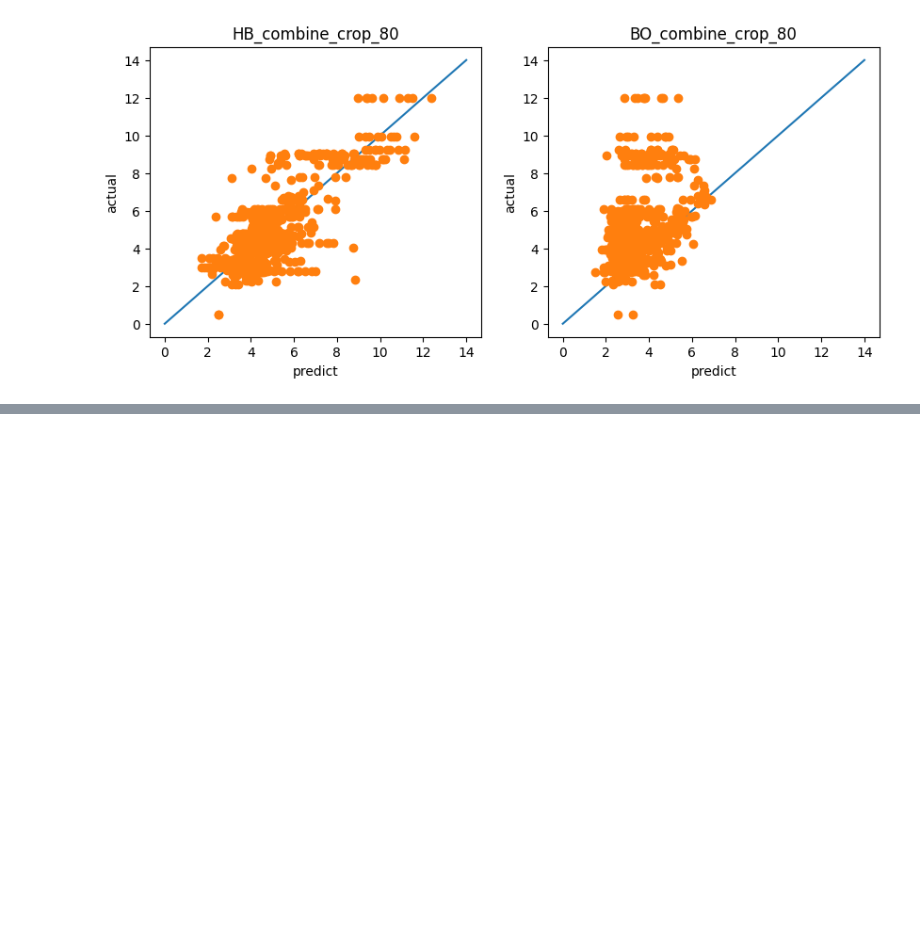
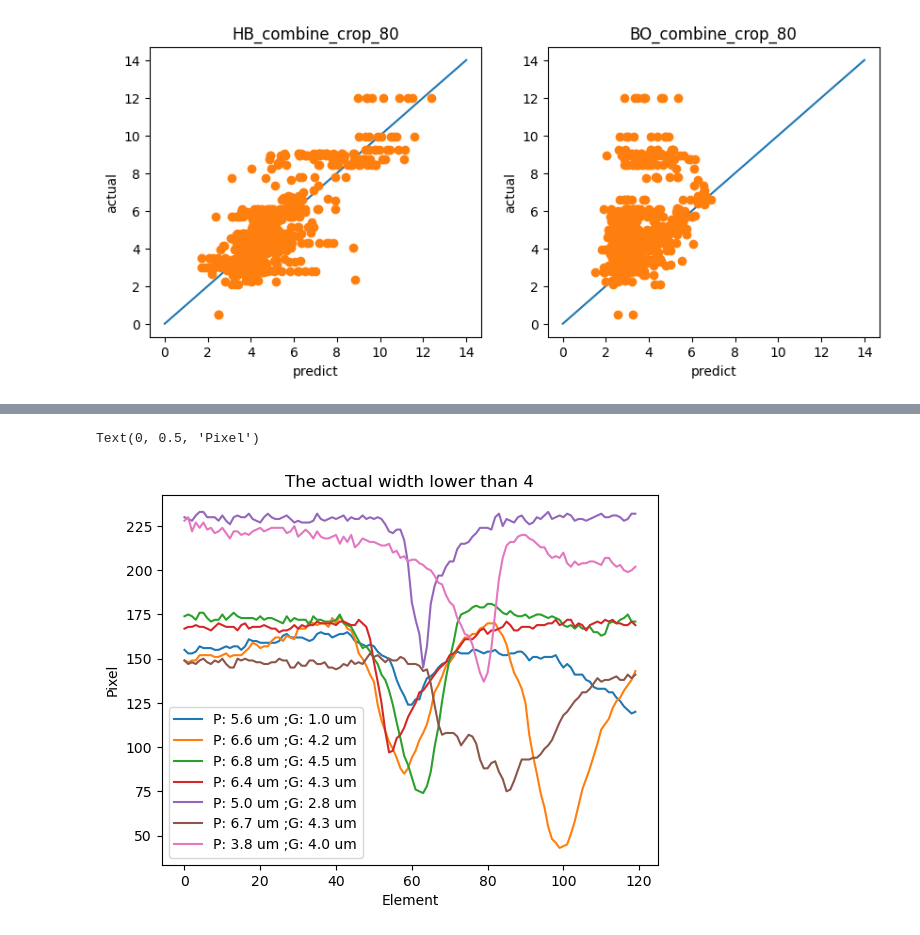
Before and after one commit to KaikaiLinHanze/MasterThesis, a Jupyter notebook: notebook/compare_new_model_check_outlier.ipynb, the cells around one changed output, grey strips where cells are left out. Drawn from its saved outputs; the diff is of its cells as text; code cells hidden in the pictures; blank space fills up the shorter version.

```diff
--- a/notebook/compare_new_model_check_outlier.ipynb
+++ b/notebook/compare_new_model_check_outlier.ipynb
@@ -1004,0 +1084,15 @@ coefficient of determination: -0.4988780239904749
+# %%
+for i in np.where(y<4.5)[0]:
+    predict = model.predict(np.expand_dims(X[i], axis=0))[0][0]
+    if abs(predict - y[i][0]) > 2:
+        plt.plot(X[i],label=('P: {:0.1f} um ;G: {:0.1f} um'.format(predict, y[i][0])))
+i = 297
+predict = model.predict(np.expand_dims(X[i], axis=0))[0][0]
+plt.plot(X[i],label=('P: {:0.1f} um ;G: {:0.1f} um'.format(predict, y[i][0])))
+plt.legend()
+plt.title("The actual width lower than 4")
+plt.xlabel("Element")
+plt.ylabel("Pixel")
+# %% [output]
+Text(0, 0.5, 'Pixel')
+[figure, added]
```
Also changed, not shown: parts of 6 cells of this notebook, 2 other files.
